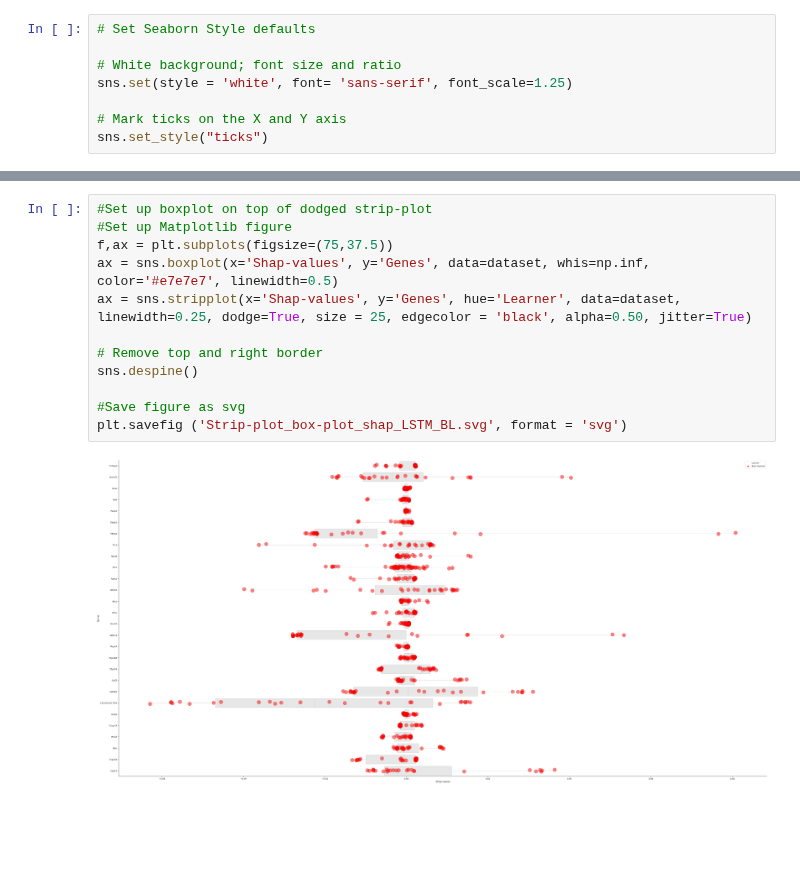
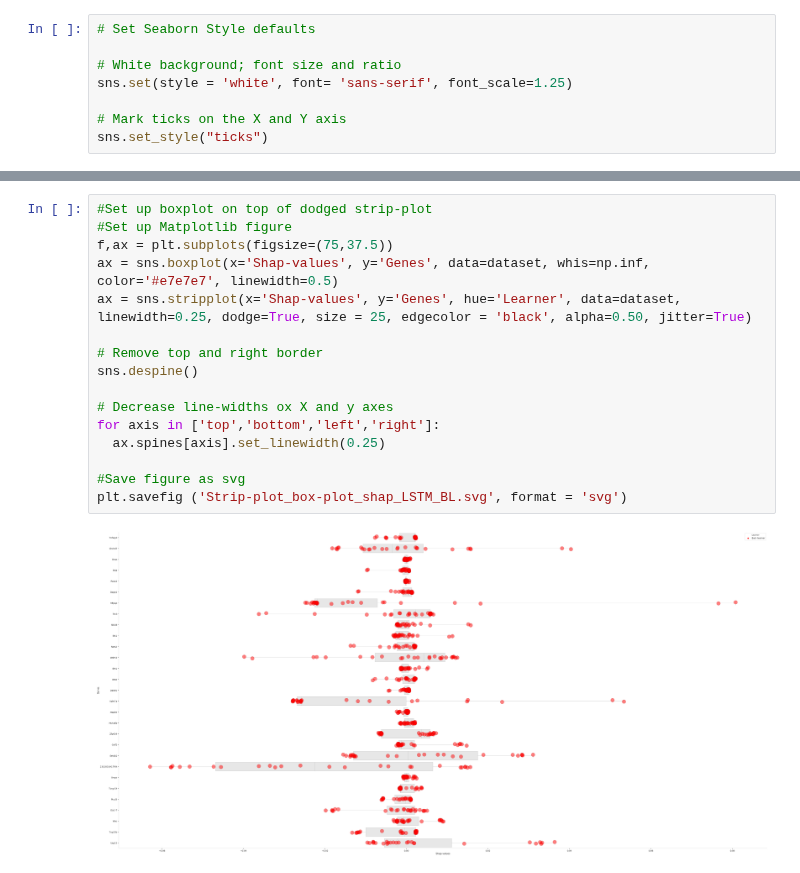
Before and after one commit to DipankarJDutta/DipankarJDutta-Biomarker-discovery-from-B-T-cells-in-FASD-GDM-with-LSTM, a Jupyter notebook: LSTM_Shap-values_samples ranked by LI_stripplot-boxplot_BLonly.ipynb, the cells around one changed output, grey strips where cells are left out. Drawn from its saved outputs; the diff is of its cells as text; blank space fills up the shorter version.

```diff
--- a/LSTM_Shap-values_samples ranked by LI_stripplot-boxplot_BLonly.ipynb
+++ b/LSTM_Shap-values_samples ranked by LI_stripplot-boxplot_BLonly.ipynb
@@ -81,14 +78,18 @@ plt.savefig ('Strip-plot_shap_LSTM_BL.svg', format = 'svg')
 # %%
 #Set up boxplot on top of dodged strip-plot
 #Set up Matplotlib figure
 f,ax = plt.subplots(figsize=(75,37.5))
 ax = sns.boxplot(x='Shap-values', y='Genes', data=dataset, whis=np.inf, color='#e7e7e7', linewidth=0.5)
 ax = sns.stripplot(x='Shap-values', y='Genes', hue='Learner', data=dataset, linewidth=0.25, dodge=True, size = 25, edgecolor = 'black', alpha=0.50, jitter=True)
 
 # Remove top and right border
 sns.despine()
 
+# Decrease line-widths ox X and y axes
+for axis in ['top','bottom','left','right']:
+  ax.spines[axis].set_linewidth(0.25)
+
 #Save figure as svg
 plt.savefig ('Strip-plot_box-plot_shap_LSTM_BL.svg', format = 'svg')
 # %% [output]
-[figure, old version]
+[figure, new version]
```
Also changed, not shown: parts of 2 cells of this notebook.
